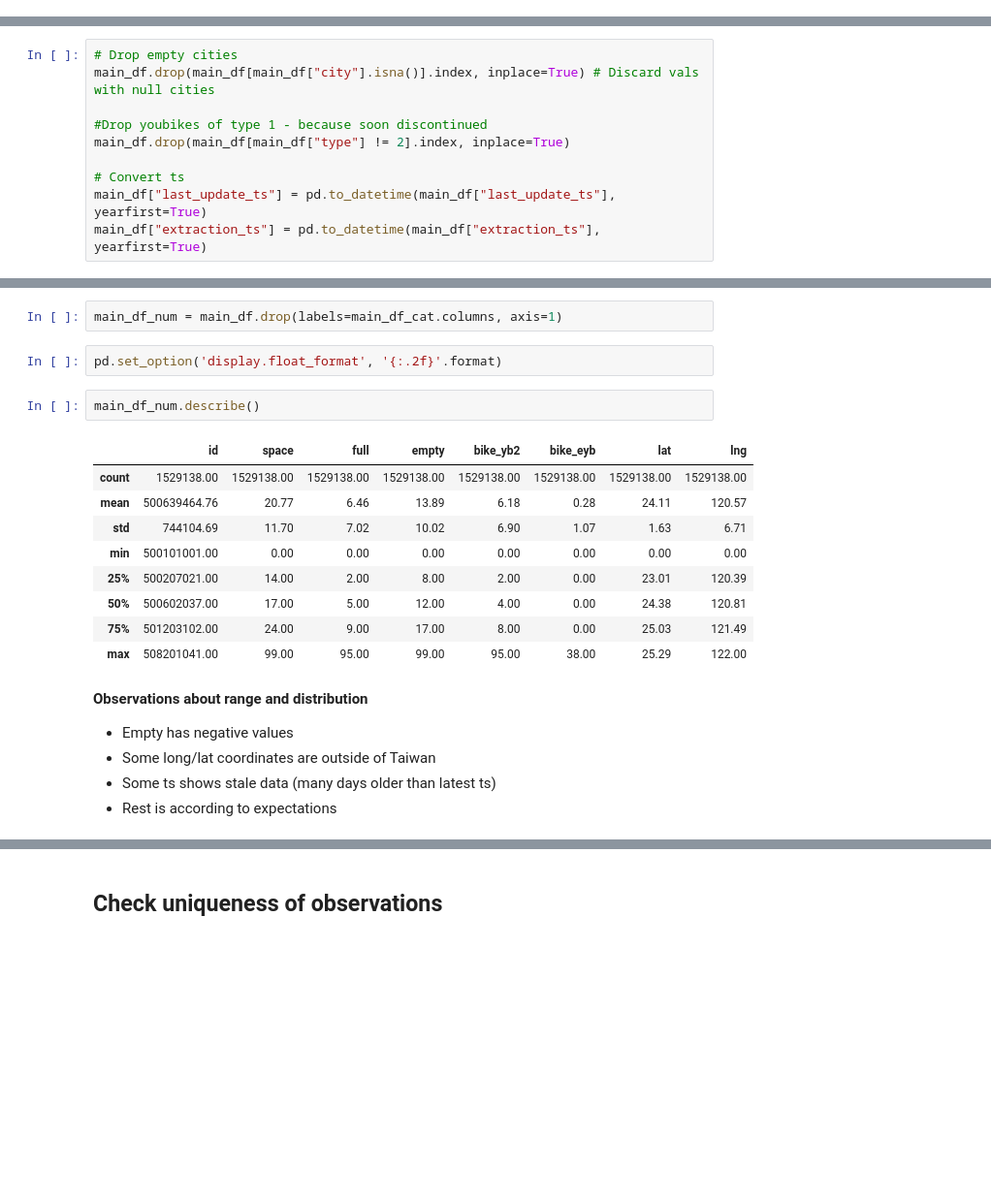
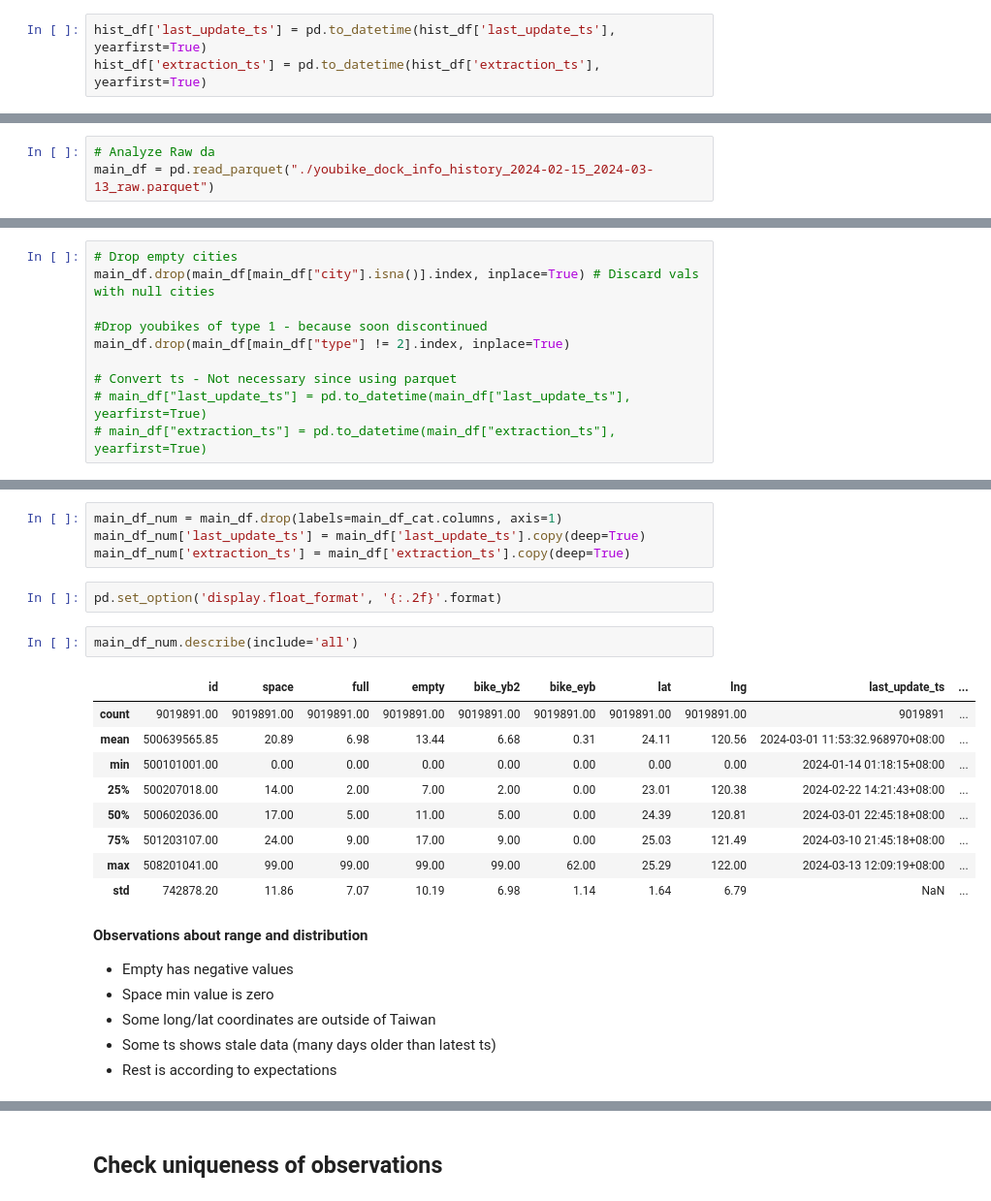
Before and after one commit to early-riser18/YouBikeML, a Jupyter notebook: eda/YouBike_EDA.ipynb, the cells around one changed output, grey strips where cells are left out. Shown at 97% size. Saved outputs shown, nothing was run; the diff lists cells and outputs as text; blank space fills up the shorter version.

Commit message:
conclude Youbike EDA

```diff
--- a/eda/YouBike_EDA.ipynb
+++ b/eda/YouBike_EDA.ipynb
@@ -111,0 +123,3 @@ main_df = hist_df.copy(deep=True)
+# %%
+hist_df['last_update_ts'] = pd.to_datetime(hist_df['last_update_ts'], yearfirst=True)
+hist_df['extraction_ts'] = pd.to_datetime(hist_df['extraction_ts'], yearfirst=True)
@@ -112,4 +146,7 @@ main_df = hist_df.copy(deep=True)
 # %% [markdown]
 # Validate & clean the dataset
+# %%
+# Analyze Raw da
+main_df = pd.read_parquet("./youbike_dock_info_history_2024-02-15_2024-03-13_raw.parquet")
 # %%
 display(main_df.shape)
@@ -192,9 +242,9 @@ main_df.drop(main_df[main_df["city"].isna()].index, inplace=True) # Discard vals
 #Drop youbikes of type 1 - because soon discontinued
 main_df.drop(main_df[main_df["type"] != 2].index, inplace=True)
 
-# Convert ts
-main_df["last_update_ts"] = pd.to_datetime(main_df["last_update_ts"], yearfirst=True)
-main_df["extraction_ts"] = pd.to_datetime(main_df["extraction_ts"], yearfirst=True)
+# Convert ts - Not necessary since using parquet
+# main_df["last_update_ts"] = pd.to_datetime(main_df["last_update_ts"], yearfirst=True)
+# main_df["extraction_ts"] = pd.to_datetime(main_df["extraction_ts"], yearfirst=True)
 # %% [markdown]
 ## Discard irrelevant features
 # %%
@@ -309,23 +359,26 @@ main_df["city"] = main_df.apply(lambda x: city_name_glossary[x["city"]], axis=1)
 ### Numerical
 # %%
 main_df_num = main_df.drop(labels=main_df_cat.columns, axis=1)
+main_df_num['last_update_ts'] = main_df['last_update_ts'].copy(deep=True)
+main_df_num['extraction_ts'] = main_df['extraction_ts'].copy(deep=True)
 # %%
 pd.set_option('display.float_format', '{:.2f}'.format)
 # %%
-main_df_num.describe()
+main_df_num.describe(include='all')
 # %% [output]
-|  | id | space | full | empty | bike_yb2 | bike_eyb | lat | lng |
-| count | 1529138.00 | 1529138.00 | 1529138.00 | 1529138.00 | 1529138.00 | 1529138.00 | 1529138.00 | 1529138.00 |
-| mean | 500639464.76 | 20.77 | 6.46 | 13.89 | 6.18 | 0.28 | 24.11 | 120.57 |
-| std | 744104.69 | 11.70 | 7.02 | 10.02 | 6.90 | 1.07 | 1.63 | 6.71 |
-| min | 500101001.00 | 0.00 | 0.00 | 0.00 | 0.00 | 0.00 | 0.00 | 0.00 |
-| 25% | 500207021.00 | 14.00 | 2.00 | 8.00 | 2.00 | 0.00 | 23.01 | 120.39 |
-| 50% | 500602037.00 | 17.00 | 5.00 | 12.00 | 4.00 | 0.00 | 24.38 | 120.81 |
-| 75% | 501203102.00 | 24.00 | 9.00 | 17.00 | 8.00 | 0.00 | 25.03 | 121.49 |
-| max | 508201041.00 | 99.00 | 95.00 | 99.00 | 95.00 | 38.00 | 25.29 | 122.00 |
+|  | id | space | full | empty | bike_yb2 | bike_eyb | lat | lng | last_update_ts | ... |
+| count | 9019891.00 | 9019891.00 | 9019891.00 | 9019891.00 | 9019891.00 | 9019891.00 | 9019891.00 | 9019891.00 | 9019891 | ... |
+| mean | 500639565.85 | 20.89 | 6.98 | 13.44 | 6.68 | 0.31 | 24.11 | 120.56 | 2024-03-01 11:53:32.968970+08:00 | ... |
+| min | 500101001.00 | 0.00 | 0.00 | 0.00 | 0.00 | 0.00 | 0.00 | 0.00 | 2024-01-14 01:18:15+08:00 | ... |
+| 25% | 500207018.00 | 14.00 | 2.00 | 7.00 | 2.00 | 0.00 | 23.01 | 120.38 | 2024-02-22 14:21:43+08:00 | ... |
+| 50% | 500602036.00 | 17.00 | 5.00 | 11.00 | 5.00 | 0.00 | 24.39 | 120.81 | 2024-03-01 22:45:18+08:00 | ... |
+| 75% | 501203107.00 | 24.00 | 9.00 | 17.00 | 9.00 | 0.00 | 25.03 | 121.49 | 2024-03-10 21:45:18+08:00 | ... |
+| max | 508201041.00 | 99.00 | 99.00 | 99.00 | 99.00 | 62.00 | 25.29 | 122.00 | 2024-03-13 12:09:19+08:00 | ... |
+| std | 742878.20 | 11.86 | 7.07 | 10.19 | 6.98 | 1.14 | 1.64 | 6.79 | NaN | ... |
 # %% [markdown]
 **Observations about range and distribution**
 - Empty has negative values
+- Space min value is zero
 - Some long/lat coordinates are outside of Taiwan
 - Some ts shows stale data (many days older than latest ts)
 - Rest is according to expectations
```
Also changed, not shown: parts of 46 cells of this notebook.
